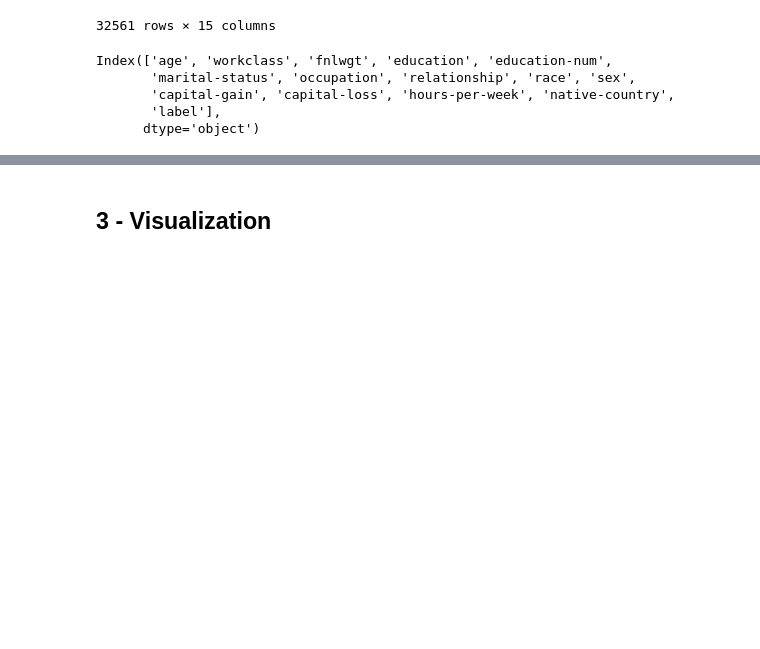
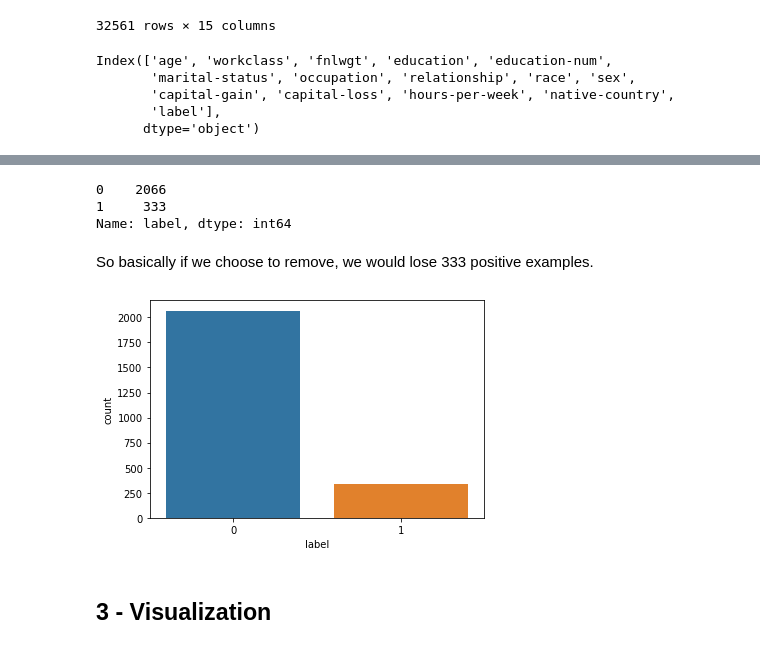
Before and after one commit to VicenteYago/adult-classification, a Jupyter notebook: 1 - EDA.ipynb, the cells around one changed output, grey strips where cells are left out. Drawn from its saved outputs; the diff is of its cells as text; code cells hidden in the pictures; blank space fills up the shorter version.

```diff
--- a/1 - EDA.ipynb
+++ b/1 - EDA.ipynb
@@ -146,3 +208,16 @@ Nice!, we do not have missing observations.
+# %%
+train[train.isnull().any(axis=1)]['label'].value_counts()
+# %% [output]
+0    2066
+1     333
+Name: label, dtype: int64
+# %% [markdown]
+So basically if we choose to remove, we would lose 333 positive examples.
+# %%
+sns.countplot(train[train.isnull().any(axis=1)]['label'])
+plt.show()
+# %% [output]
+[figure, added]
 # %% [markdown]
 ## 3 - Visualization
 # %%
```
Also changed, not shown: parts of 26 cells of this notebook, 1 other file.
